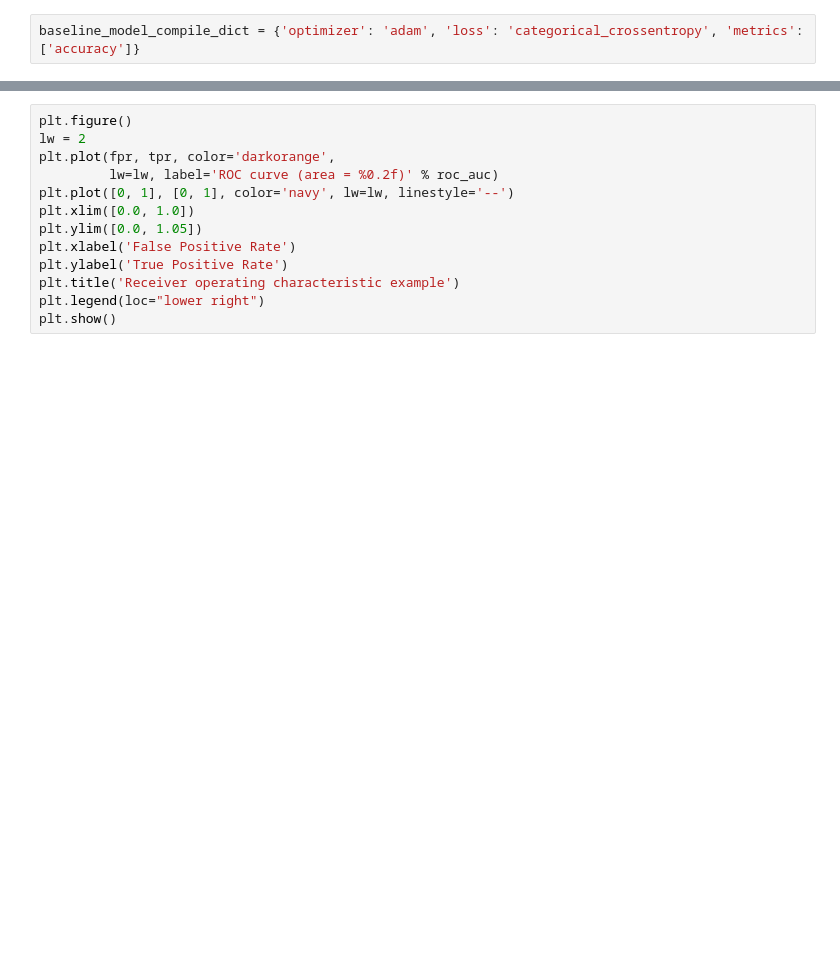
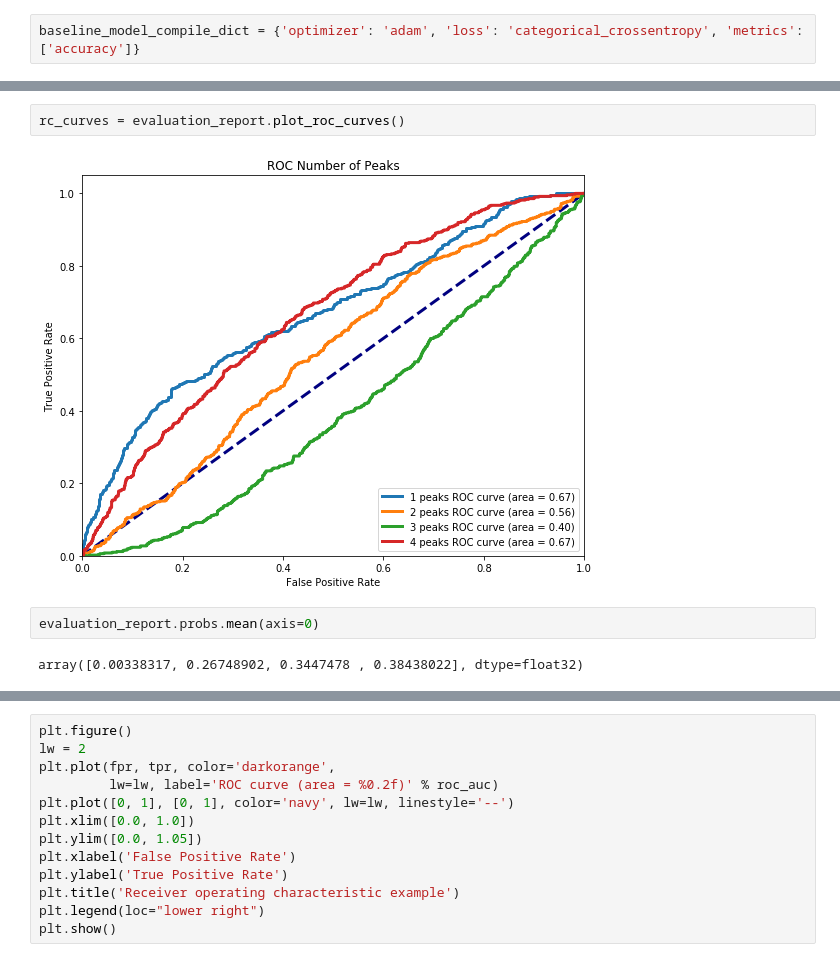
Before and after one commit to NathanPhilliber/DATA-Capstone, a Jupyter notebook: models/notebooks/05-num_channels_exploration.ipynb, the cells around one changed output, grey strips where cells are left out. Cells and saved outputs as stored; diff of their text form; blank space fills up the shorter version.

```diff
--- a/models/notebooks/05-num_channels_exploration.ipynb
+++ b/models/notebooks/05-num_channels_exploration.ipynb
@@ -105,0 +209,8 @@ roc_auc = roc_auc_score(y_true_one, probs_one)
+# %%
+rc_curves = evaluation_report.plot_roc_curves()
+# %% [output]
+[figure, added]
+# %%
+evaluation_report.probs.mean(axis=0)
+# %% [output]
+array([0.00338317, 0.26748902, 0.3447478 , 0.38438022], dtype=float32)
```
Also changed, not shown: parts of 21 cells of this notebook, 5 other files.
